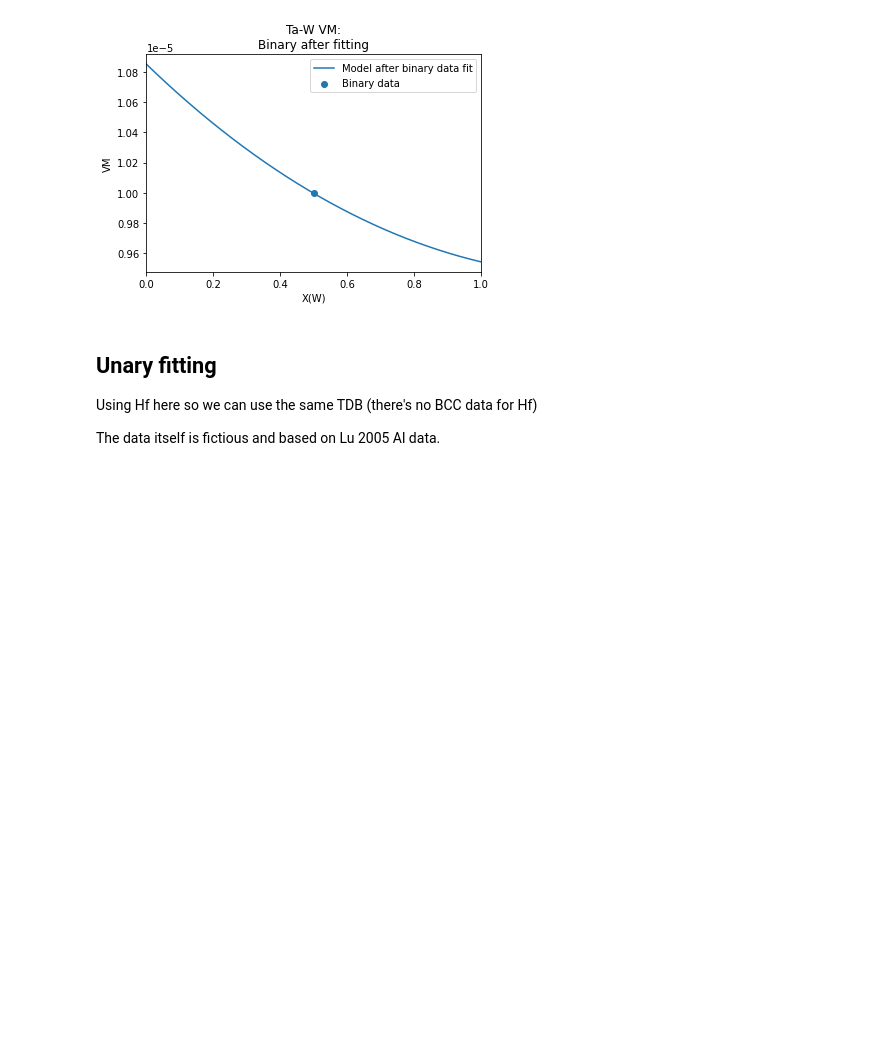
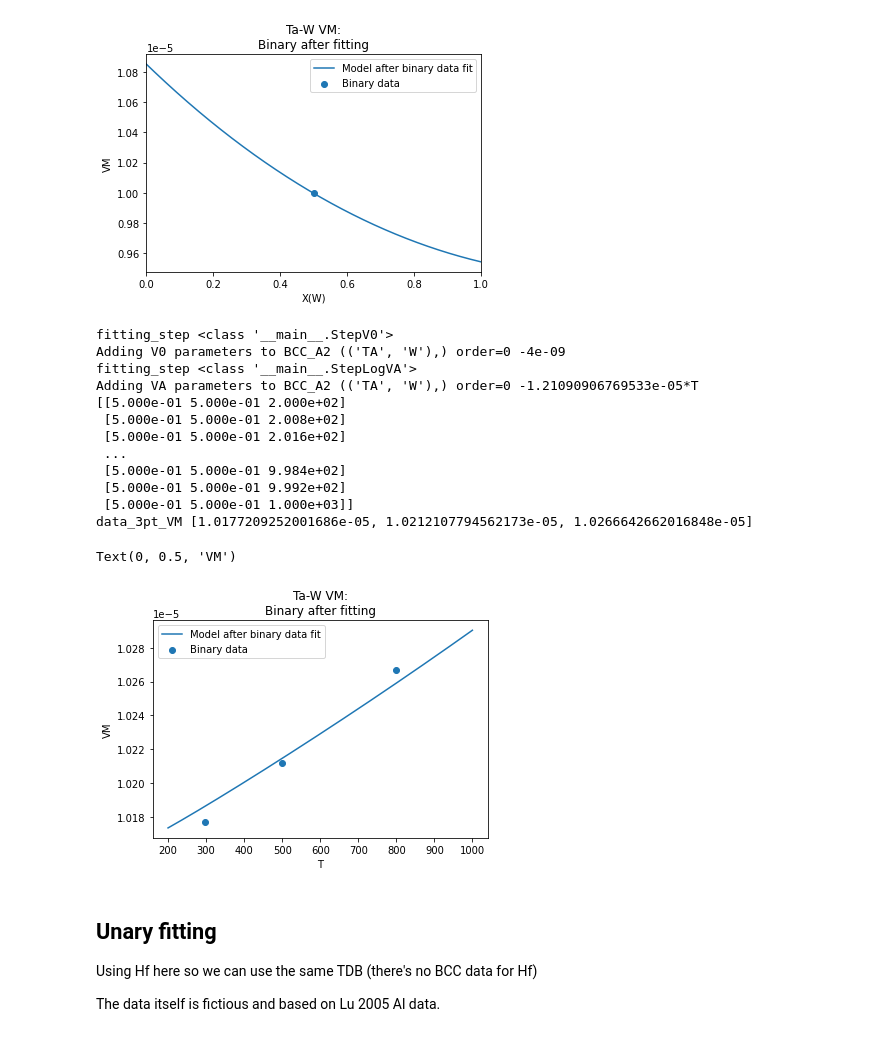
Before and after one commit to PhasesResearchLab/ESPEI, a Jupyter notebook: espei/volume-modeling-2a_TDB.ipynb, the cells around one changed output. Saved outputs shown, nothing was run; the diff lists cells and outputs as text; code cells hidden in the pictures; blank space fills up the shorter version.

Commit message:
Test of VM(T) data, seems to work

```diff
--- a/espei/volume-modeling-2a_TDB.ipynb
+++ b/espei/volume-modeling-2a_TDB.ipynb
@@ -663,6 +663,86 @@ data_1pt_VM 9.997209252001686e-06
 (0.0, 1.0)
 [figure]
 [figure]
+# %%
+# VA binary fitting w/ temperature dependence
+
+molar_volume_fit_desc = ModelFittingDescription(StepV0, StepLogVA)
+datasets = [
+    # dummy dataset for 50/50 composition, eventually these should be real ESPEI datasets
+    {
+        "components": ["TA", "W"],
+        "phases": ["BCC_A2"],
+        "output": "V0_MIX",
+        "values": [[[-1e-9]]],  # "fixed" value (absolute value from mix data with calphd reference state) extracted manually from above
+        "conditions": {"T": 298.15, "P": 101325},
+        "solver": {"sublattice_site_ratios": [1], "sublattice_configurations": [[["TA", "W"]]], "sublattice_occupancies": [[[0.5, 0.5]]]},
+        "reference": "VASP (LLNL)",
+        "bibtex": "UNPUBLISHED",
+        "comment": "Brandon Bocklund DFT calculations. VASP, PBEsol, PAW 400 eV cutoff, 0.2 KSPACING",
+        "tags": ["non-equilibrium-thermochemical", "LLNL-proprietary"]
+    },
+    # 1 point VA with temp dependence using mixing reference state
+    {
+        "components": ["TA", "W"],
+        "phases": ["BCC_A2"],
+        "output": "VM_MIX",
+        "values": [[[-2e-8], [-2e-8], [-2e-8]]],
+        "conditions": {"T": [298.15, 500, 800], "P": 101325},
+        "solver": {"sublattice_site_ratios": [1], "sublattice_configurations": [[["TA", "W"]]], "sublattice_occupancies": [[[0.5, 0.5]]]},
+        "reference": "VASP (LLNL)",
+        "bibtex": "UNPUBLISHED",
+        "comment": "Brandon Bocklund DFT calculations. VASP, PBEsol, PAW 400 eV cutoff, 0.2 KSPACING",
+        "tags": ["non-equilibrium-thermochemical", "LLNL-proprietary"]
+    },
+
+]
+dbf = Database("lu2005-volumes.tdb")
+mod = Model(dbf, ["TA", "W"], "BCC_A2")
+
+fit_model_x(molar_volume_fit_desc, datasets, dbf)  # parameter added automatically
+
+# important, do not reload the database because we just added a new parameter!
+mod = Model(dbf, ["TA", "W"], "BCC_A2")
+
+TT = np.linspace(200, 1000, 1001)
+x_TA = np.full_like(TT, 0.5)
+x_W = 1-x_TA
+x_TA_W_T = np.empty((TT.shape[-1], 3))
+x_TA_W_T[:, 0] = x_TA
+x_TA_W_T[:, 1] = x_W
+x_TA_W_T[:, 2] = TT
+func_VM_TA_W = lambdify([v.Y("BCC_A2", 0, "TA"), v.Y("BCC_A2", 0, "W"), v.T], [mod.VM])
+
+print(x_TA_W_T)
+
+plt.title("Ta-W VM:\nBinary after fitting")
+plt.plot(TT, func_VM_TA_W(x_TA_W_T), label="Model after binary data fit")
+data_3pt_VM_T = [
+    -2.0e-8 + (func_VM_TA_W([1, 0, 298.15])*0.50 + func_VM_TA_W([0, 1, 298.15])*0.50),
+    -2.0e-8 + (func_VM_TA_W([1, 0, 500])*0.50 + func_VM_TA_W([0, 1, 500])*0.50),
+    -2.0e-8 + (func_VM_TA_W([1, 0, 800])*0.50 + func_VM_TA_W([0, 1, 800])*0.50),
+]
+# plt.scatter([0.5], data_1pt_VM, label='Binary data')
+print("data_3pt_VM", data_3pt_VM_T)
+plt.scatter([298.15, 500, 800], data_3pt_VM_T, label='Binary data')
+plt.legend()
+plt.xlabel("T")
+plt.ylabel("VM")
+# %% [output]
+fitting_step <class '__main__.StepV0'>
+Adding V0 parameters to BCC_A2 (('TA', 'W'),) order=0 -4e-09
+fitting_step <class '__main__.StepLogVA'>
+Adding VA parameters to BCC_A2 (('TA', 'W'),) order=0 -1.21090906769533e-05*T
+[[5.000e-01 5.000e-01 2.000e+02]
+ [5.000e-01 5.000e-01 2.008e+02]
+ [5.000e-01 5.000e-01 2.016e+02]
+ ...
+ [5.000e-01 5.000e-01 9.984e+02]
+ [5.000e-01 5.000e-01 9.992e+02]
+ [5.000e-01 5.000e-01 1.000e+03]]
+data_3pt_VM [1.0177209252001686e-05, 1.0212107794562173e-05, 1.0266642662016848e-05]
+Text(0, 0.5, 'VM')
+[figure, added]
 # %% [markdown]
 ## Unary fitting
 
```
